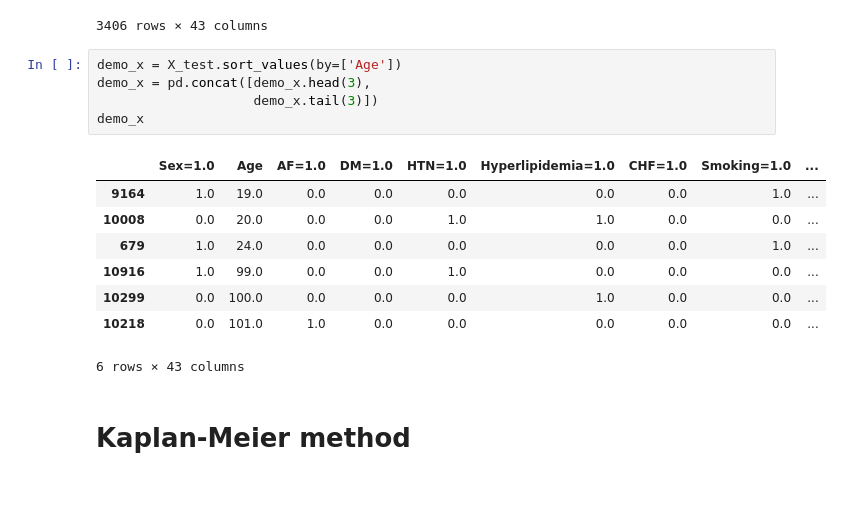
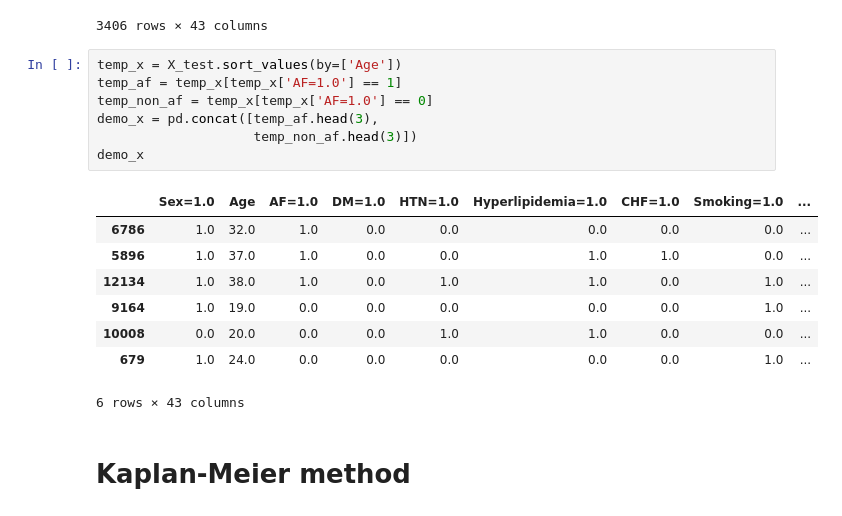
Before and after one commit to chingheng113/stroke_vitalsing, a Jupyter notebook: experiment/survival/ML_in_SA.ipynb, the cells around one changed output. Cells and saved outputs as stored; diff of their text form.

```diff
--- a/experiment/survival/ML_in_SA.ipynb
+++ b/experiment/survival/ML_in_SA.ipynb
@@ -65,18 +65,20 @@ X_test
 | 13602 | 0.0 | 92.0 | 1.0 | 0.0 | 0.0 | 0.0 | 1.0 | 0.0 | ... |
 3406 rows × 43 columns
 # %%
-demo_x = X_test.sort_values(by=['Age'])
-demo_x = pd.concat([demo_x.head(3),
-                    demo_x.tail(3)])
+temp_x = X_test.sort_values(by=['Age'])
+temp_af = temp_x[temp_x['AF=1.0'] == 1]
+temp_non_af = temp_x[temp_x['AF=1.0'] == 0]
+demo_x = pd.concat([temp_af.head(3),
+                    temp_non_af.head(3)])
 demo_x
 # %% [output]
 |  | Sex=1.0 | Age | AF=1.0 | DM=1.0 | HTN=1.0 | Hyperlipidemia=1.0 | CHF=1.0 | Smoking=1.0 | ... |
+| 6786 | 1.0 | 32.0 | 1.0 | 0.0 | 0.0 | 0.0 | 0.0 | 0.0 | ... |
+| 5896 | 1.0 | 37.0 | 1.0 | 0.0 | 0.0 | 1.0 | 1.0 | 0.0 | ... |
+| 12134 | 1.0 | 38.0 | 1.0 | 0.0 | 1.0 | 1.0 | 0.0 | 1.0 | ... |
 | 9164 | 1.0 | 19.0 | 0.0 | 0.0 | 0.0 | 0.0 | 0.0 | 1.0 | ... |
 | 10008 | 0.0 | 20.0 | 0.0 | 0.0 | 1.0 | 1.0 | 0.0 | 0.0 | ... |
 | 679 | 1.0 | 24.0 | 0.0 | 0.0 | 0.0 | 0.0 | 0.0 | 1.0 | ... |
-| 10916 | 1.0 | 99.0 | 0.0 | 0.0 | 1.0 | 0.0 | 0.0 | 0.0 | ... |
-| 10299 | 0.0 | 100.0 | 0.0 | 0.0 | 0.0 | 1.0 | 0.0 | 0.0 | ... |
-| 10218 | 0.0 | 101.0 | 1.0 | 0.0 | 0.0 | 0.0 | 0.0 | 0.0 | ... |
 6 rows × 43 columns
 # %% [markdown]
  # Kaplan-Meier method
```
Also changed, not shown: parts of 3 cells of this notebook, 3 other files.
